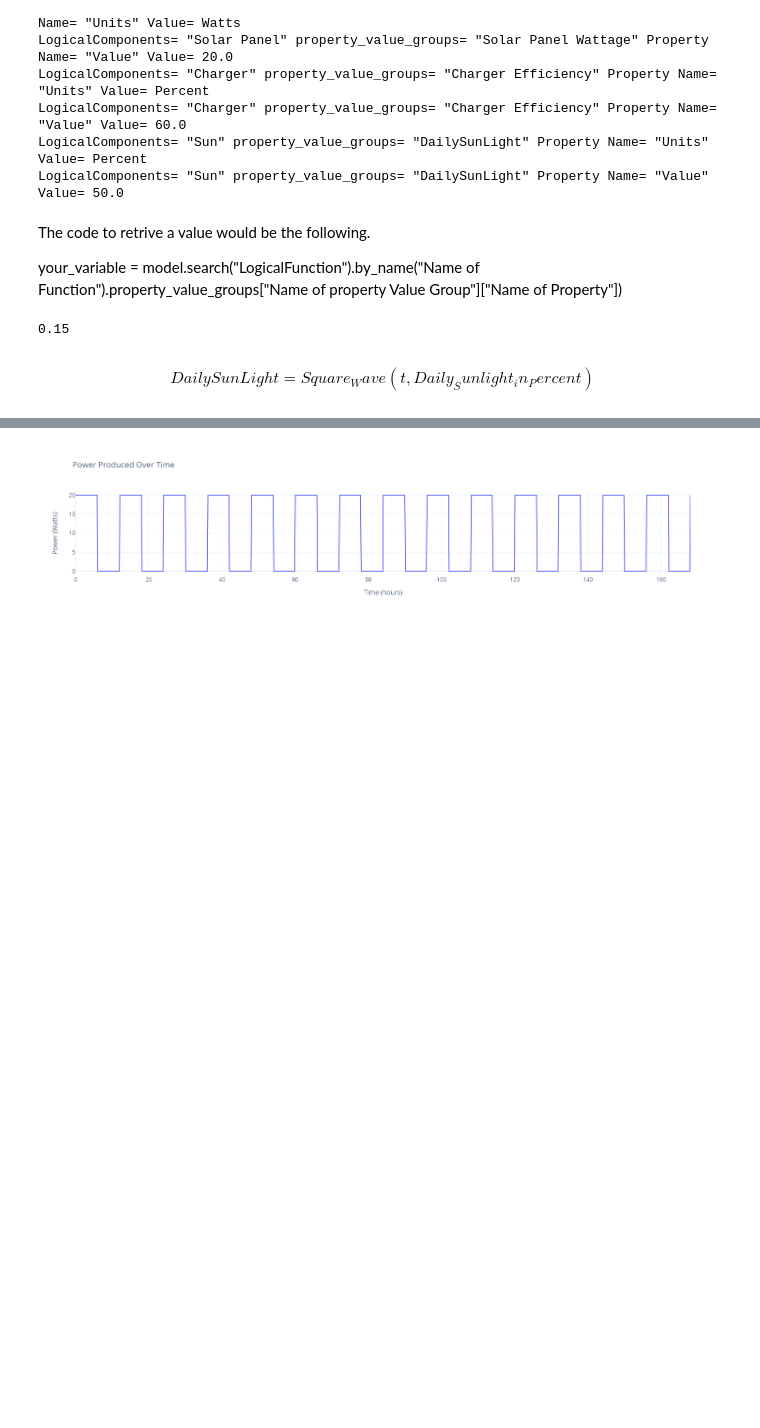
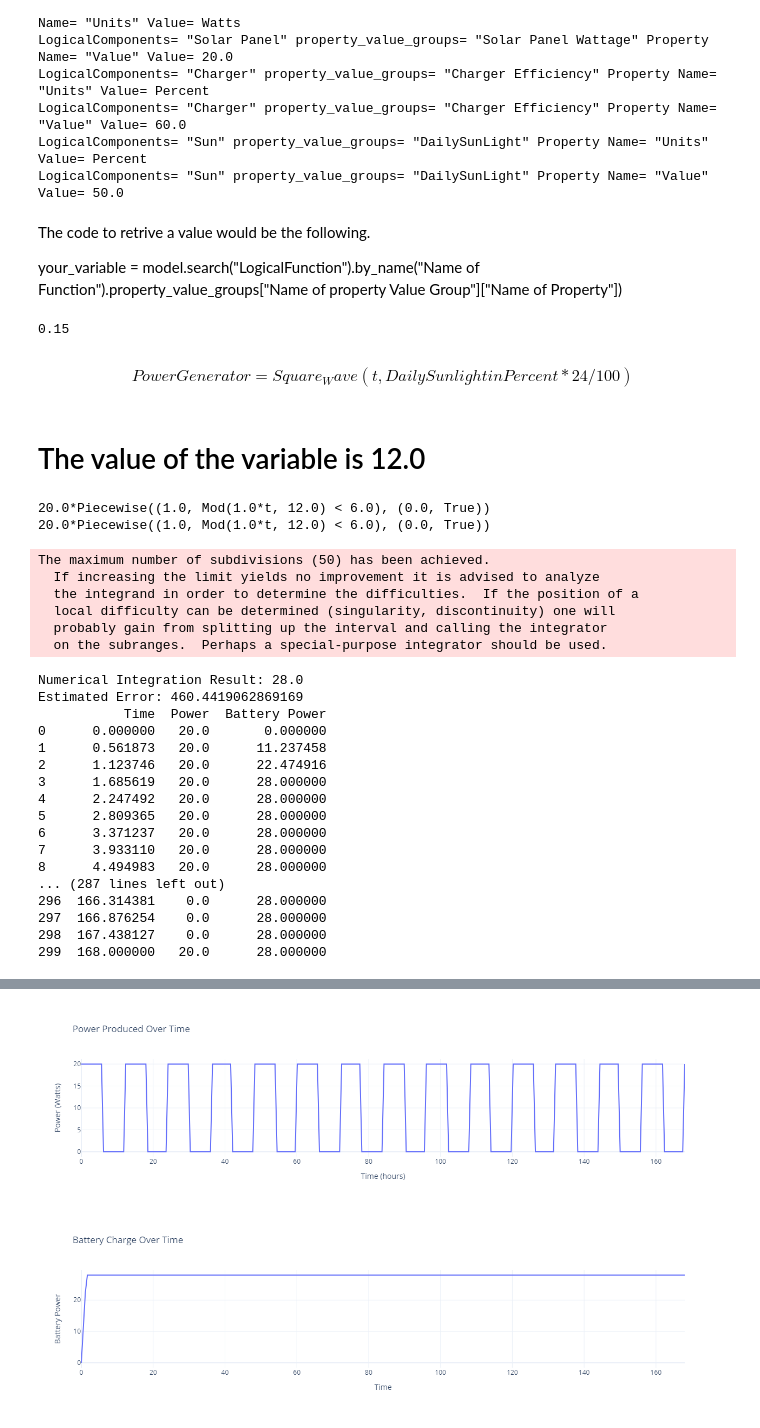
Before and after one commit to tkomarOSP/Trail_Power_for_Campgrounds, a Jupyter notebook: Trail Power for Campgrounds/Notebooks/PowerStudy.ipynb, the cells around one changed output, grey strips where cells are left out. Cells and saved outputs as stored; diff of their text form; code cells hidden in the pictures; blank space fills up the shorter version.

Commit message:
Updates to powerstudies

```diff
--- a/Trail Power for Campgrounds/Notebooks/PowerStudy.ipynb
+++ b/Trail Power for Campgrounds/Notebooks/PowerStudy.ipynb
@@ -67,7 +67,7 @@ print( model.search("LogicalFunction").by_name("Accept Charger").property_value_
 # %% [output]
 0.15
 # %% [markdown]
-$$Daily Sun Light = Square_Wave(t,Daily_Sunlight_in_Percent)$$
+$$PowerGenerator = Square_Wave(t,DailySunlightinPercent * 24/100)$$
 # %%
 from sympy import symbols, Piecewise, sin, pi, Heaviside, integrate
 import numpy as np
@@ -88,26 +90,80 @@ def power_generator(t, period, SP_Power ):
 period_value = model.search("LogicalComponent").by_name("Sun").property_value_groups["DailySunLight"]["Value"] * 24/100  # Example period of 12 hours for .50
 panel_power = model.search("LogicalComponent").by_name("Solar Panel").property_value_groups["Solar Panel Wattage"]["Value"]
 charger_eff =model.search("LogicalComponent").by_name("Charger").property_value_groups["Charger Efficiency"]["Value"]
+battery_capacity =model.search("LogicalComponent").by_name("Battery").property_value_groups["Battery Capacity"]["Value"] * 2 /1000 # converted to Ah for 2 batteries
+display(Markdown(f"# The value of the variable is {period_value}"))
+# %% [output]
+# The value of the variable is 12.0
 # %%
 power_expr = power_generator(t, period_value, panel_power )
+print(power_expr)
 
 # Substitute period value into the expression
 power_func = power_expr.subs(period, period_value)
-power_func
+print(power_func)
+
+
+
+
+
 
 # Generate data for plotting
-t_vals = np.linspace(0, 7*24, 1000)
+t_vals = np.linspace(0, 7*24, 300)
 panel_powers = []
-for val in t_vals:
-    panel_power = power_func.evalf(subs={t: val})
+battery_powers =[]
+
+for t_val in t_vals:
+    panel_power = power_func.evalf(subs={t: t_val})
+    #battery_power= integrate(power_expr, (t, 0, t_val)).subs(period, period_value)
+    power_numerical_func = sp.lambdify(t, power_expr, "numpy")
+    battery_power, error = quad(power_numerical_func, 0, t_val, epsabs=1e-9, epsrel=1e-9)
+    if battery_power >= battery_capacity :
+        battery_power = battery_capacity
     panel_powers.append(float(panel_power)) #had to covert to python float to elimnate TypeError: float() argument must be a string or a real number, not 'generator'
+    battery_powers.append(float(battery_power)) #had to covert to python float to elimnate TypeError: float() argument must be a string or a real number, not 'generator'
+print(f"Numerical Integration Result: {battery_power}")
+print(f"Estimated Error: {error}")
 
 
-df = pd.DataFrame({'Time': t_vals, 'Power':panel_powers})
+df = pd.DataFrame({'Time': t_vals, 'Power':panel_powers,'Battery Power':battery_powers})
+print(df)
 fig = px.line(df, x='Time', y='Power', title='Power Produced Over Time')
 
 fig.update_layout(xaxis_title='Time (hours)',
                    yaxis_title='Power (Watts)')
 # Show the plot
 fig.show()
+
+
+fig = px.line(df, x='Time', y='Battery Power', title='Battery Charge Over Time')
+
+#fig.update_layout(xaxis_title='Time (hours)',
+#                   yaxis_title='Energy')
+# Show the plot
+fig.show()
 # %% [output]
+20.0*Piecewise((1.0, Mod(1.0*t, 12.0) < 6.0), (0.0, True))
+20.0*Piecewise((1.0, Mod(1.0*t, 12.0) < 6.0), (0.0, True))
+The maximum number of subdivisions (50) has been achieved.
+  If increasing the limit yields no improvement it is advised to analyze
+  the integrand in order to determine the difficulties.  If the position of a
+  local difficulty can be determined (singularity, discontinuity) one will
+  probably gain from splitting up the interval and calling the integrator
+  on the subranges.  Perhaps a special-purpose integrator should be used.
+Numerical Integration Result: 28.0
+Estimated Error: 460.4419062869169
+           Time  Power  Battery Power
+0      0.000000   20.0       0.000000
+1      0.561873   20.0      11.237458
+2      1.123746   20.0      22.474916
+3      1.685619   20.0      28.000000
+4      2.247492   20.0      28.000000
+5      2.809365   20.0      28.000000
+6      3.371237   20.0      28.000000
+7      3.933110   20.0      28.000000
+8      4.494983   20.0      28.000000
+... (287 lines left out)
+296  166.314381    0.0      28.000000
+297  166.876254    0.0      28.000000
+298  167.438127    0.0      28.000000
+299  168.000000   20.0      28.000000
@@ -114 +171,2 @@ fig.show()
-[figure, old version]
+[figure, new version]
+[figure, added]
```
Also changed, not shown: parts of 2 cells of this notebook, 1 other file.
